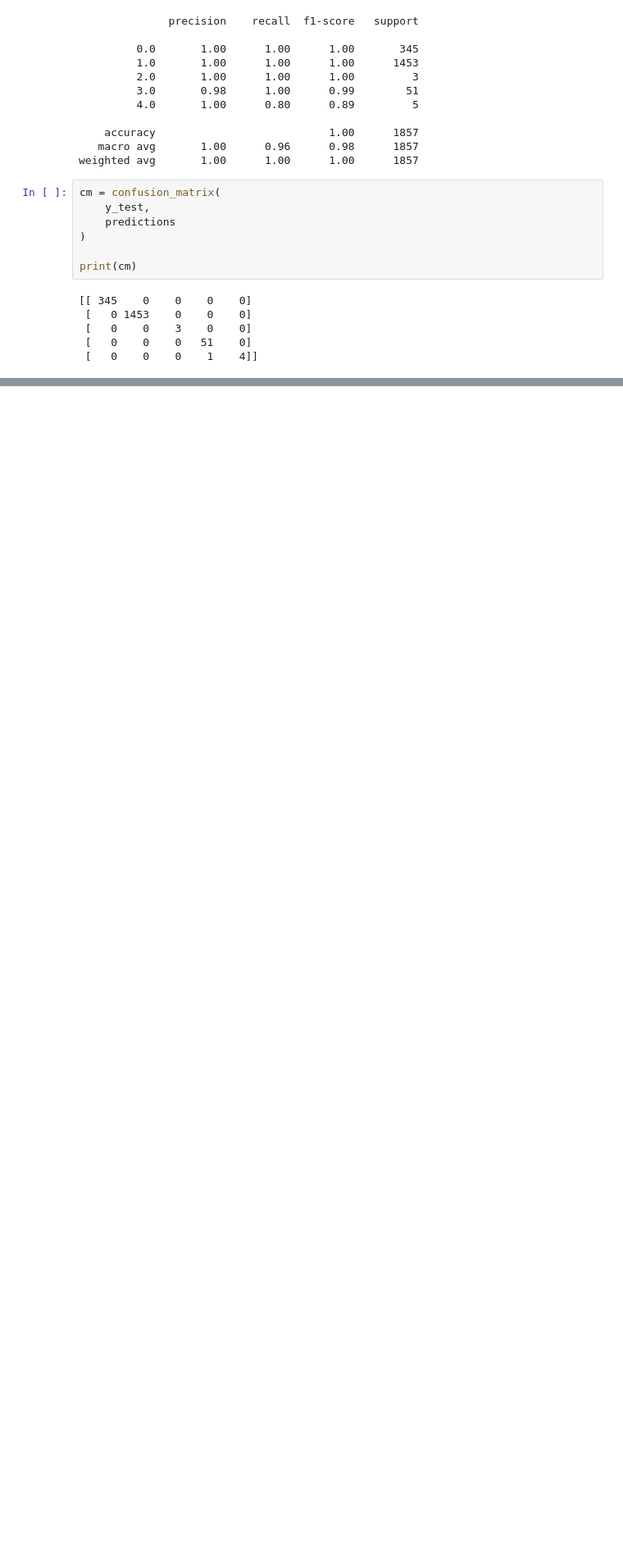
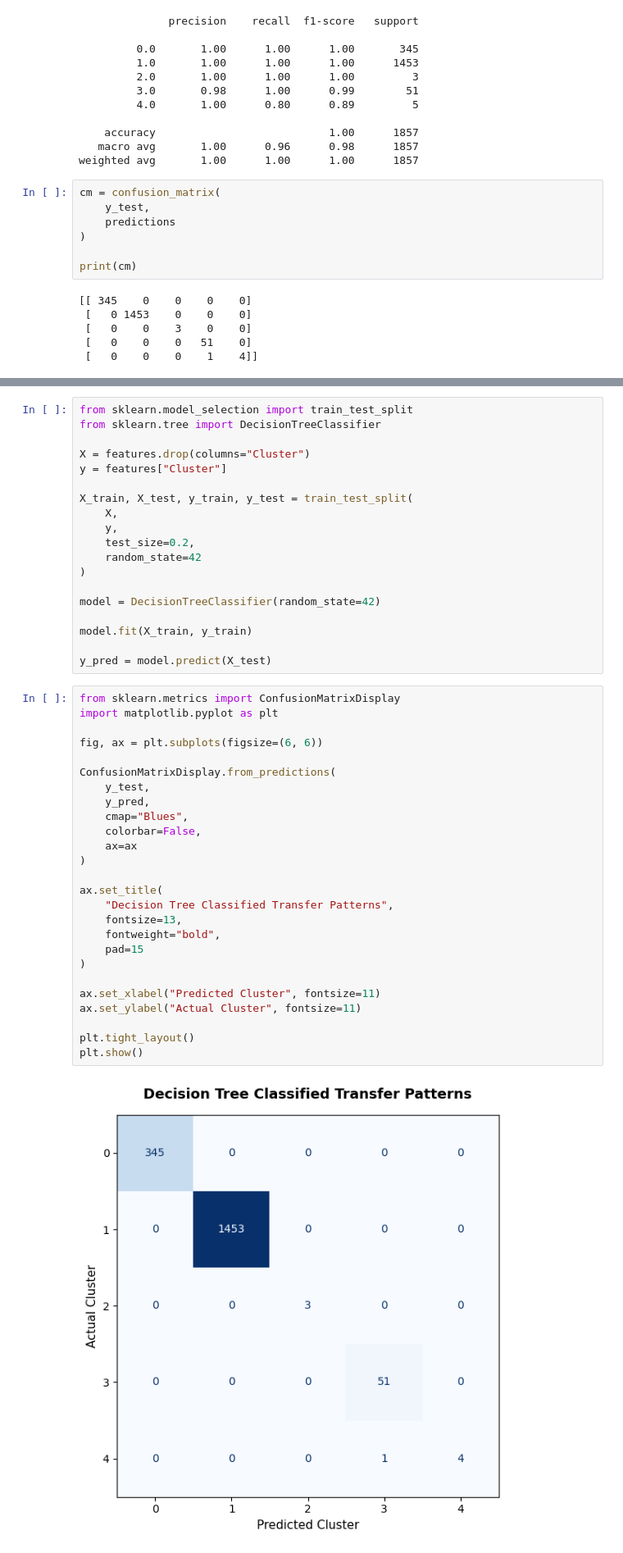
Before and after one commit to Requiessss/DATA-science-prj, a Jupyter notebook: Main_prj.ipynb, the cells around one changed output, grey strips where cells are left out. Shown at 82% size. Saved outputs shown, nothing was run; the diff lists cells and outputs as text; blank space fills up the shorter version.

```diff
--- a/Main_prj.ipynb
+++ b/Main_prj.ipynb
@@ -998,0 +1061,47 @@ print(cm)
+# %%
+from sklearn.model_selection import train_test_split
+from sklearn.tree import DecisionTreeClassifier
+
+X = features.drop(columns="Cluster")
+y = features["Cluster"]
+
+X_train, X_test, y_train, y_test = train_test_split(
+    X,
+    y,
+    test_size=0.2,
+    random_state=42
+)
+
+model = DecisionTreeClassifier(random_state=42)
+
+model.fit(X_train, y_train)
+
+y_pred = model.predict(X_test)
+# %%
+from sklearn.metrics import ConfusionMatrixDisplay
+import matplotlib.pyplot as plt
+
+fig, ax = plt.subplots(figsize=(6, 6))
+
+ConfusionMatrixDisplay.from_predictions(
+    y_test,
+    y_pred,
+    cmap="Blues",
+    colorbar=False,
+    ax=ax
+)
+
+ax.set_title(
+    "Decision Tree Classified Transfer Patterns",
+    fontsize=13,
+    fontweight="bold",
+    pad=15
+)
+
+ax.set_xlabel("Predicted Cluster", fontsize=11)
+ax.set_ylabel("Actual Cluster", fontsize=11)
+
+plt.tight_layout()
+plt.show()
+# %% [output]
+[figure, added]
```
Also changed, not shown: parts of 3 cells of this notebook.
